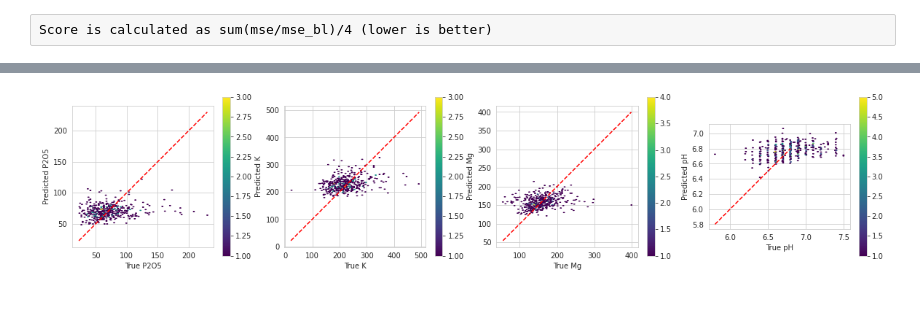
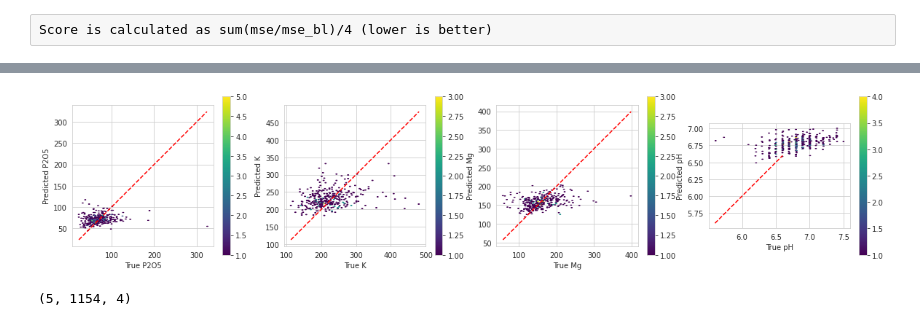
Before and after one commit to DKRZ-AIM/ai4eo-hyperview, a Jupyter notebook: notebooks/simple_models/random-forest.ipynb, the cells around one changed output, grey strips where cells are left out. Saved outputs shown, nothing was run; the diff lists cells and outputs as text; code cells hidden in the pictures.

Commit message:
dummy random forest

```diff
--- a/notebooks/simple_models/random-forest.ipynb
+++ b/notebooks/simple_models/random-forest.ipynb
@@ -154,0 +128,39 @@ rf.score(X_v, y_v)
+# %%
+random_forests = []
+baseline_regressors = []
+
+y_hat_bl = []
+y_hat_rf = []
+
+for ix_train, ix_valid in kfold.split(X_train, y_train_col):
+
+    X_t = X_train[ix_train]
+    y_t = y_train_col[ix_train]
+    X_v = X_train[ix_valid]
+    y_v = y_train_col[ix_valid]
+
+    X_t = preprocess(X_t)
+    X_v = preprocess(X_v)
+
+    # baseline
+
+    baseline = BaselineRegressor()
+    baseline.fit(X_t, y_t)
+
+    baseline_regressors.append(baseline)
+
+    # random forest
+
+    rf = RandomForestRegressor()
+    rf.fit(X_t, y_t)
+    print(rf.score(X_v, y_v))
+
+    random_forests.append(rf)
+
+    # predictions
+
+    y_hat = rf.predict(X_v)
+    y_b = baseline.predict(X_v)
+
+    y_hat_bl.append(y_b)
+    y_hat_rf.append(y_hat)
@@ -189,27 +206,39 @@ Evaluation score: 0.9494006711929528
 # %%
 fig, axs = plt.subplots(1, 4, figsize=(20, 4))
 
 for i, ax in enumerate(axs):
     ax.set_aspect('equal')
 
-    img=ax.hexbin(y_v[:, i], y_hat[:, i], cmap='viridis', mincnt=1)
+    img = ax.hexbin(y_v[:, i], y_hat[:, i], cmap='viridis', mincnt=1)
 
-    ax.plot(np.arange(np.min(y_v[:, i]), np.max(y_v[:, i])), np.arange(np.min(y_v[:, i]), np.max(y_v[:, i])), 'r--')
+    ax.plot(np.arange(np.min(y_v[:, i]), np.max(y_v[:, i])),
+            np.arange(np.min(y_v[:, i]), np.max(y_v[:, i])), 'r--')
 
     plt.colorbar(img, ax=ax)
 
     ax.set_xlabel('True ' + cols[i])
     ax.set_ylabel('Predicted ' + cols[i])
 # %% [output]
-[figure, old version]
+[figure, new version]
 # %%
+X_test = load_data(test_data)
 X_test = preprocess(X_test)
 
-predictions = rf.predict(X_test)
+predictions = []
 
+for rf in random_forests:
+    pp = rf.predict(X_test)
+    predictions.append(pp)
+
+predictions = np.asarray(predictions)
+print(predictions.shape)
+
+predictions = np.mean(predictions, axis=0)
 
 submission = pd.DataFrame(data = predictions, columns=["P", "K", "Mg", "pH"])
 submission.to_csv("submission.csv", index_label="sample_index")
+# %% [output]
+(5, 1154, 4)
 # %%
 submission
 # %% [output]
```
Also changed, not shown: parts of 18 cells of this notebook, 1 other file.
